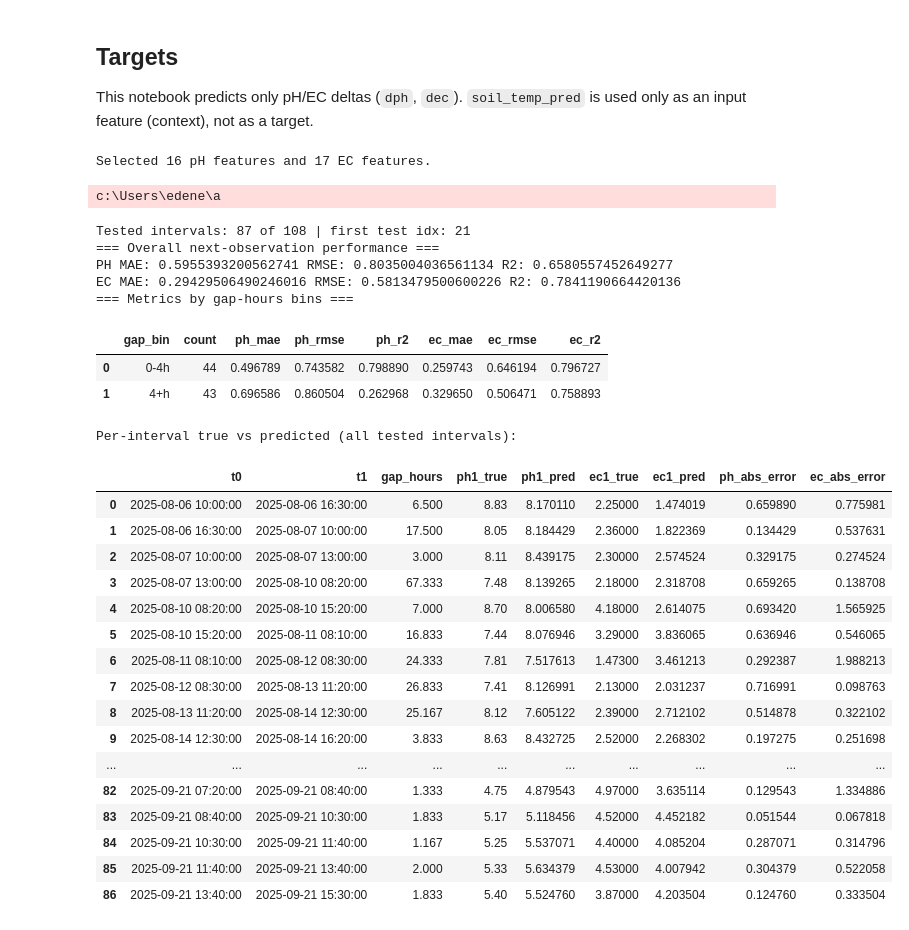
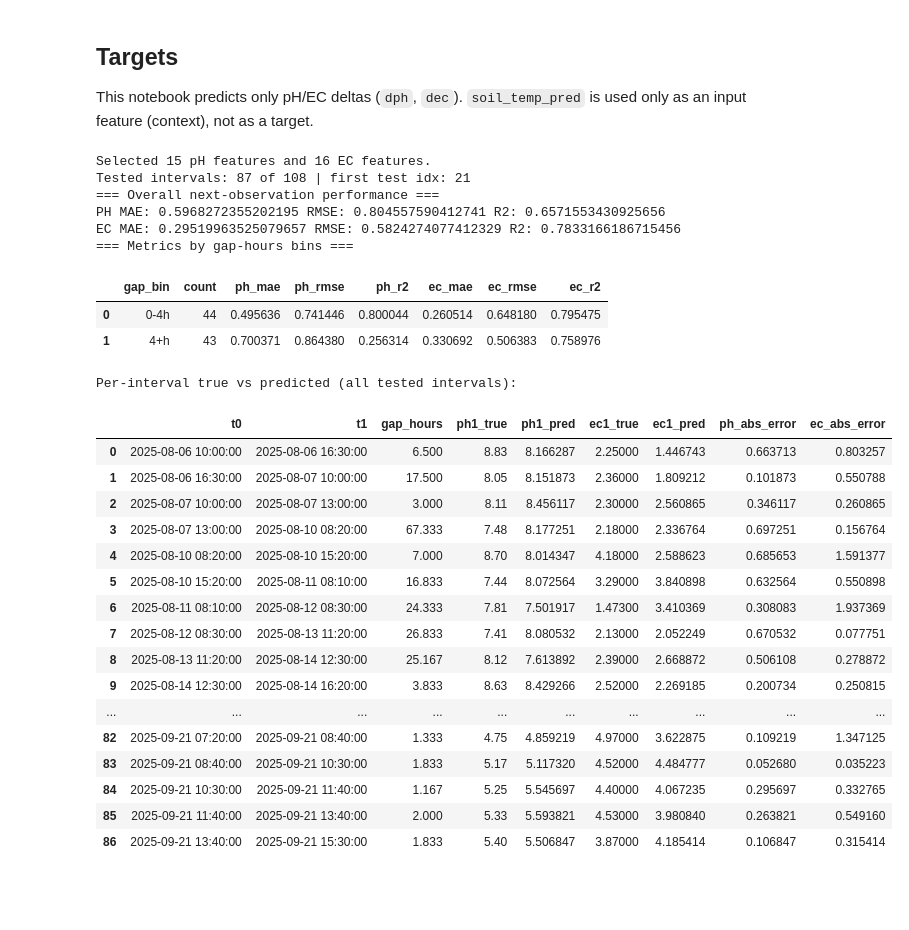
Before and after one commit to EliyahuEden/final_data_file, a Jupyter notebook: scripts/RF_Rootzone_Model.ipynb, the cells around one changed output. Saved outputs shown, nothing was run; the diff lists cells and outputs as text; code cells hidden in the pictures; blank space fills up the shorter version.

```diff
--- a/scripts/RF_Rootzone_Model.ipynb
+++ b/scripts/RF_Rootzone_Model.ipynb
@@ -531,8 +188,6 @@ def build_interval_features(master: pd.DataFrame, intervals: pd.DataFrame) -> pd
         if 'canopy_cover' in seg.columns:
             cc = pd.to_numeric(seg['canopy_cover'], errors='coerce')
             feats['canopy_mean_t0_t1'] = float(cc.mean())
-        else:
-            feats['ammonium_nitrate_mg_sum'] = 0.0
 
         # Derived features
         feats['avg_vpd'] = feats.get('vpd_proxy_mean_t0_t1', np.nan)
@@ -549,7 +204,6 @@ def build_interval_features(master: pd.DataFrame, intervals: pd.DataFrame) -> pd
 interval_feats = build_interval_features(df, anchors)
 ds = pd.concat([anchors[['t1', 'dph', 'dec']], interval_feats], axis=1)
 
-ds['irrig_rate'] = ds['total_irrig_vol'] / ds['gap_hours']
 
 # Drop any rows with NaNs in features (RF cannot handle NaNs)
 feature_cols_tmp = [c for c in ds.columns if c not in ['t1', 'dph', 'dec']]
@@ -582,7 +356,6 @@ feature_cols_ph = [
     'internal_radiation_sum_t0_t1',
     'ET0_sum_t0_t1',
     'last_event_age',
-    'irrig_rate',
     'irrig_to_gap_ratio',
     'gap_hours',
     'days_since_start',
@@ -603,7 +376,7 @@ feature_cols_ec = [
     'avg_vpd',
     'internal_air_temp_c_mean_t0_t1',
     'gap_hours',
-    'irrig_rate',
+
     'irrig_to_gap_ratio',
     'fert_last_event_age',
     'canopy_mean_t0_t1',
@@ -623,7 +396,6 @@ rf_params_ph = dict(
     min_samples_leaf=3,
     min_samples_split=2,
     max_features=0.7,
-    oob_score=True,
     random_state=42,
     n_jobs=-1,
 )
@@ -634,7 +406,6 @@ rf_params_ec = dict(
     min_samples_leaf=4,
     min_samples_split=2,
     max_features=0.7,
-    oob_score=True,
     random_state=42,
     n_jobs=-1,
 )
@@ -689,7 +460,7 @@ pred_df = pd.DataFrame(pred_rows).set_index('t0').sort_index()
 
 # Add diagnostic columns from ds so error analysis can see event/irrig/fert drivers
 diag_cols = [
-    'irr_ml_sum_t0_t1', 'irr_event_count_t0_t1', 'irrig_rate', 'irrig_to_gap_ratio',
+    'irr_ml_sum_t0_t1', 'irr_event_count_t0_t1', 'irrig_to_gap_ratio',
     'fert_event_count_t0_t1', 'fert_type_binary', 'last_event_age', 'fert_last_event_age',
 ]
 print('Tested intervals:', len(pred_df), 'of', len(ds), '| first test idx:', initial_train)
@@ -728,60 +499,59 @@ for gap_bin, grp in pred_df.groupby('gap_bin'):
         'gap_bin': gap_bin,
         'count': int(len(grp)),
         'ph_mae': phm['mae'], 'ph_rmse': phm['rmse'], 'ph_r2': phm['r2'],
         'ec_mae': ecm['mae'], 'ec_rmse': ecm['rmse'], 'ec_r2': ecm['r2']
     })
 
 bin_df = pd.DataFrame(bin_rows).sort_values('gap_bin')
 print("=== Metrics by gap-hours bins ===")
 display(bin_df)
 
 pred_df['ph_abs_error'] = np.abs(pred_df['ph1_pred'] - pred_df['ph1_true'])
 pred_df['ec_abs_error'] = np.abs(pred_df['ec1_pred'] - pred_df['ec1_true'])
 pred_df['ph_signed_error'] = pred_df['ph1_pred'] - pred_df['ph1_true']
 pred_df['ec_signed_error'] = pred_df['ec1_pred'] - pred_df['ec1_true']
 print('Per-interval true vs predicted (all tested intervals):')
 tbl = pred_df[['t1','gap_hours','ph1_true','ph1_pred','ec1_true','ec1_pred','ph_abs_error','ec_abs_error']].copy()
 tbl = tbl.reset_index().rename(columns={'t0':'t0'})
 tbl = tbl.rename(columns={tbl.columns[0]:'t0'})
 tbl['gap_hours'] = tbl['gap_hours'].astype(float).round(3)
 tbl['ph1_true'] = tbl['ph1_true'].astype(float).round(6)
 tbl['ph1_pred'] = tbl['ph1_pred'].astype(float).round(6)
 tbl['ec1_true'] = tbl['ec1_true'].astype(float).round(6)
 tbl['ec1_pred'] = tbl['ec1_pred'].astype(float).round(6)
 tbl['ph_abs_error'] = tbl['ph_abs_error'].astype(float).round(6)
 tbl['ec_abs_error'] = tbl['ec_abs_error'].astype(float).round(6)
 pd.set_option('display.max_rows', None)
 pd.set_option('display.max_columns', None)
 display(tbl)
 # %% [output]
-Selected 16 pH features and 17 EC features.
+Selected 15 pH features and 16 EC features.
+Tested intervals: 87 of 108 | first test idx: 21
+=== Overall next-observation performance ===
+PH MAE: 0.5968272355202195 RMSE: 0.804557590412741 R2: 0.6571553430925656
+EC MAE: 0.29519963525079657 RMSE: 0.5824274077412329 R2: 0.7833166186715456
+=== Metrics by gap-hours bins ===
+|  | gap_bin | count | ph_mae | ph_rmse | ph_r2 | ec_mae | ec_rmse | ec_r2 |
+| 0 | 0-4h | 44 | 0.495636 | 0.741446 | 0.800044 | 0.260514 | 0.648180 | 0.795475 |
+| 1 | 4+h | 43 | 0.700371 | 0.864380 | 0.256314 | 0.330692 | 0.506383 | 0.758976 |
-c:\Users\edene\a
+Per-interval true vs predicted (all tested intervals):
-Tested intervals: 87 of 108 | first test idx: 21
-=== Overall next-observation performance ===
-PH MAE: 0.5955393200562741 RMSE: 0.8035004036561134 R2: 0.6580557452649277
-EC MAE: 0.29429506490246016 RMSE: 0.5813479500600226 R2: 0.7841190664420136
-=== Metrics by gap-hours bins ===
-|  | gap_bin | count | ph_mae | ph_rmse | ph_r2 | ec_mae | ec_rmse | ec_r2 |
-| 0 | 0-4h | 44 | 0.496789 | 0.743582 | 0.798890 | 0.259743 | 0.646194 | 0.796727 |
-| 1 | 4+h | 43 | 0.696586 | 0.860504 | 0.262968 | 0.329650 | 0.506471 | 0.758893 |
-Per-interval true vs predicted (all tested intervals):
 |  | t0 | t1 | gap_hours | ph1_true | ph1_pred | ec1_true | ec1_pred | ph_abs_error | ec_abs_error |
-| 0 | 2025-08-06 10:00:00 | 2025-08-06 16:30:00 | 6.500 | 8.83 | 8.170110 | 2.25000 | 1.474019 | 0.659890 | 0.775981 |
-| 1 | 2025-08-06 16:30:00 | 2025-08-07 10:00:00 | 17.500 | 8.05 | 8.184429 | 2.36000 | 1.822369 | 0.134429 | 0.537631 |
-| 2 | 2025-08-07 10:00:00 | 2025-08-07 13:00:00 | 3.000 | 8.11 | 8.439175 | 2.30000 | 2.574524 | 0.329175 | 0.274524 |
-| 3 | 2025-08-07 13:00:00 | 2025-08-10 08:20:00 | 67.333 | 7.48 | 8.139265 | 2.18000 | 2.318708 | 0.659265 | 0.138708 |
-| 4 | 2025-08-10 08:20:00 | 2025-08-10 15:20:00 | 7.000 | 8.70 | 8.006580 | 4.18000 | 2.614075 | 0.693420 | 1.565925 |
-| 5 | 2025-08-10 15:20:00 | 2025-08-11 08:10:00 | 16.833 | 7.44 | 8.076946 | 3.29000 | 3.836065 | 0.636946 | 0.546065 |
-| 6 | 2025-08-11 08:10:00 | 2025-08-12 08:30:00 | 24.333 | 7.81 | 7.517613 | 1.47300 | 3.461213 | 0.292387 | 1.988213 |
-| 7 | 2025-08-12 08:30:00 | 2025-08-13 11:20:00 | 26.833 | 7.41 | 8.126991 | 2.13000 | 2.031237 | 0.716991 | 0.098763 |
-| 8 | 2025-08-13 11:20:00 | 2025-08-14 12:30:00 | 25.167 | 8.12 | 7.605122 | 2.39000 | 2.712102 | 0.514878 | 0.322102 |
-| 9 | 2025-08-14 12:30:00 | 2025-08-14 16:20:00 | 3.833 | 8.63 | 8.432725 | 2.52000 | 2.268302 | 0.197275 | 0.251698 |
+| 0 | 2025-08-06 10:00:00 | 2025-08-06 16:30:00 | 6.500 | 8.83 | 8.166287 | 2.25000 | 1.446743 | 0.663713 | 0.803257 |
+| 1 | 2025-08-06 16:30:00 | 2025-08-07 10:00:00 | 17.500 | 8.05 | 8.151873 | 2.36000 | 1.809212 | 0.101873 | 0.550788 |
+| 2 | 2025-08-07 10:00:00 | 2025-08-07 13:00:00 | 3.000 | 8.11 | 8.456117 | 2.30000 | 2.560865 | 0.346117 | 0.260865 |
+| 3 | 2025-08-07 13:00:00 | 2025-08-10 08:20:00 | 67.333 | 7.48 | 8.177251 | 2.18000 | 2.336764 | 0.697251 | 0.156764 |
+| 4 | 2025-08-10 08:20:00 | 2025-08-10 15:20:00 | 7.000 | 8.70 | 8.014347 | 4.18000 | 2.588623 | 0.685653 | 1.591377 |
+| 5 | 2025-08-10 15:20:00 | 2025-08-11 08:10:00 | 16.833 | 7.44 | 8.072564 | 3.29000 | 3.840898 | 0.632564 | 0.550898 |
+| 6 | 2025-08-11 08:10:00 | 2025-08-12 08:30:00 | 24.333 | 7.81 | 7.501917 | 1.47300 | 3.410369 | 0.308083 | 1.937369 |
+| 7 | 2025-08-12 08:30:00 | 2025-08-13 11:20:00 | 26.833 | 7.41 | 8.080532 | 2.13000 | 2.052249 | 0.670532 | 0.077751 |
+| 8 | 2025-08-13 11:20:00 | 2025-08-14 12:30:00 | 25.167 | 8.12 | 7.613892 | 2.39000 | 2.668872 | 0.506108 | 0.278872 |
+| 9 | 2025-08-14 12:30:00 | 2025-08-14 16:20:00 | 3.833 | 8.63 | 8.429266 | 2.52000 | 2.269185 | 0.200734 | 0.250815 |
 | ... | ... | ... | ... | ... | ... | ... | ... | ... | ... |
-| 82 | 2025-09-21 07:20:00 | 2025-09-21 08:40:00 | 1.333 | 4.75 | 4.879543 | 4.97000 | 3.635114 | 0.129543 | 1.334886 |
-| 83 | 2025-09-21 08:40:00 | 2025-09-21 10:30:00 | 1.833 | 5.17 | 5.118456 | 4.52000 | 4.452182 | 0.051544 | 0.067818 |
-| 84 | 2025-09-21 10:30:00 | 2025-09-21 11:40:00 | 1.167 | 5.25 | 5.537071 | 4.40000 | 4.085204 | 0.287071 | 0.314796 |
-| 85 | 2025-09-21 11:40:00 | 2025-09-21 13:40:00 | 2.000 | 5.33 | 5.634379 | 4.53000 | 4.007942 | 0.304379 | 0.522058 |
-| 86 | 2025-09-21 13:40:00 | 2025-09-21 15:30:00 | 1.833 | 5.40 | 5.524760 | 3.87000 | 4.203504 | 0.124760 | 0.333504 |
+| 82 | 2025-09-21 07:20:00 | 2025-09-21 08:40:00 | 1.333 | 4.75 | 4.859219 | 4.97000 | 3.622875 | 0.109219 | 1.347125 |
+| 83 | 2025-09-21 08:40:00 | 2025-09-21 10:30:00 | 1.833 | 5.17 | 5.117320 | 4.52000 | 4.484777 | 0.052680 | 0.035223 |
+| 84 | 2025-09-21 10:30:00 | 2025-09-21 11:40:00 | 1.167 | 5.25 | 5.545697 | 4.40000 | 4.067235 | 0.295697 | 0.332765 |
+| 85 | 2025-09-21 11:40:00 | 2025-09-21 13:40:00 | 2.000 | 5.33 | 5.593821 | 4.53000 | 3.980840 | 0.263821 | 0.549160 |
+| 86 | 2025-09-21 13:40:00 | 2025-09-21 15:30:00 | 1.833 | 5.40 | 5.506847 | 3.87000 | 4.185414 | 0.106847 | 0.315414 |
 # %%
 # Feature importance (display only) for the current feature sets
 ph_rf = RandomForestRegressor(**rf_params_ph)
```
Also changed, not shown: parts of 7 cells of this notebook, 5 other files.
